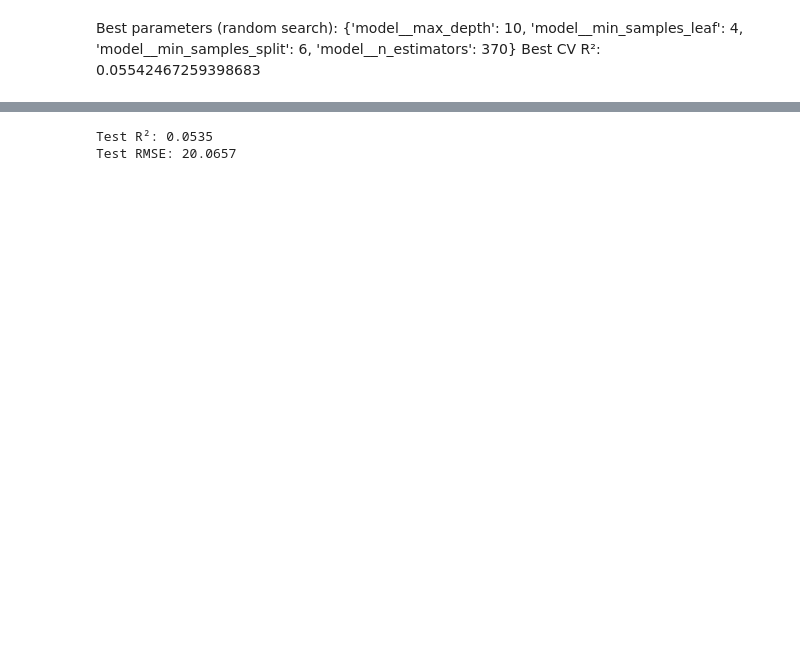
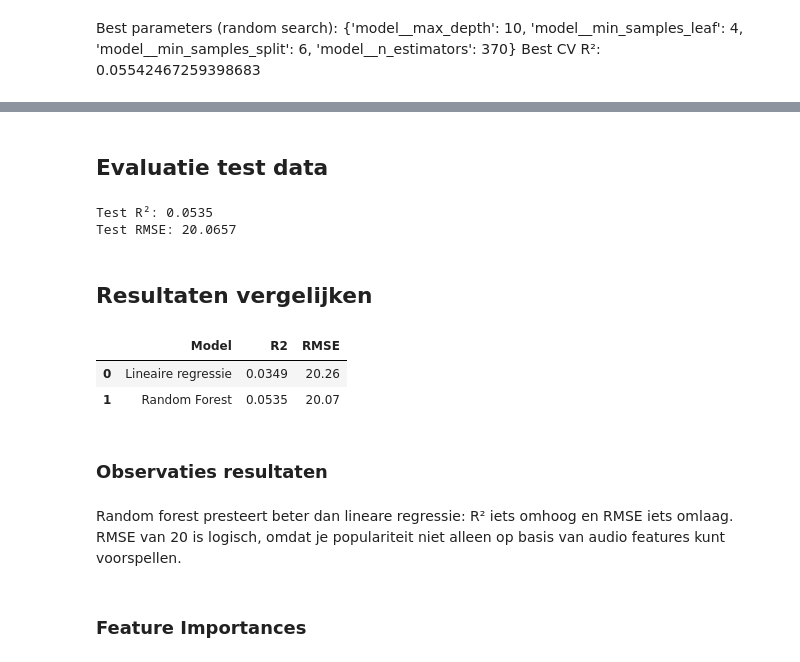
Before and after one commit to OdessaA/DataScience_SongPrediction, a Jupyter notebook: Prep & model.ipynb, the cells around one changed output, grey strips where cells are left out. Saved outputs shown, nothing was run; the diff lists cells and outputs as text; code cells hidden in the pictures; blank space fills up the shorter version.

```diff
--- a/Prep & model.ipynb
+++ b/Prep & model.ipynb
@@ -65,12 +71,24 @@ class Winsorizer(BaseEstimator, TransformerMixin):
 
     def transform(self, X):
         """Winsoriseer uitschieters: vervang alle waardes buiten de grenzen met de dichtstbijzijnde grenswaarde."""
-        X = X.copy() # Kopie maken van data
+        X = X.copy() # kopie maken van data
         for kolom, (ondergrens, bovengrens) in self.grenzen_.items():
+            dtype = X[kolom].dtype
+
+            # If the column is integer, cast the thresholds first
+            if np.issubdtype(dtype, np.integer):
+                ondergrens = int(round(ondergrens))
+                bovengrens = int(round(bovengrens))
+
             X.loc[X[kolom] < ondergrens, kolom] = ondergrens
             X.loc[X[kolom] > bovengrens, kolom] = bovengrens
+
+            # Just to be sure, cast back to the original dtype
+            X[kolom] = X[kolom].astype(dtype)
         return X
+
     def get_feature_names_out(self, input_features=None):
+        """Zorg dat de kolomnamen behouden blijven in de pipeline."""
         return np.array(self.kolommen)
 # %% [markdown]
 ## Key Cyclic Encoder class
@@ -94,7 +112,7 @@ class ToonsoortCyclischeEncoder(BaseEstimator, TransformerMixin):
         X[f'{self.kolom}_cos'] = np.cos(2 * np.pi * k/self.max_waarde)
         return X.drop(columns=[self.kolom])
     def get_feature_names_out(self, input_features=None):
-        return np.array(self.kolommen)
+        return np.array([f'{self.kolom}_sin', f'{self.kolom}_cos'])
 # %% [markdown]
 ### Phase 4: Modeling
 # %% [markdown]
@@ -283,3 +375,5 @@ print("Cross-val R²:", grid_search.best_score_)
+# %% [markdown]
+## Evaluatie test data
 # %%
 beste_model = grid_search.best_estimator_
 y_pred_rf = beste_model.predict(X_test)
@@ -298,0 +389,26 @@ preprocessor_rf.get_feature_names_out()
+# %% [markdown]
+## Resultaten vergelijken
+# %%
+y_pred_lin = lineair_pipeline.predict(X_test)
+r2_lin = r2_score(y_test, y_pred_lin)
+rmse_lin = root_mean_squared_error(y_test, y_pred_lin)
+
+resultaten = pd.DataFrame({
+    'Model': ['Lineaire regressie', 'Random Forest'],
+    'R2': [r2_lin, r2_rf],
+    'RMSE': [rmse_lin, rmse_rf]
+}).round({'R2': 4, 'RMSE': 2})
+
+display(resultaten)
+# %% [output]
+|  | Model | R2 | RMSE |
+| 0 | Lineaire regressie | 0.0349 | 20.26 |
+| 1 | Random Forest | 0.0535 | 20.07 |
+# %% [markdown]
+### Observaties resultaten
+# %% [markdown]
+Random forest presteert beter dan lineare regressie: R² iets omhoog en RMSE iets omlaag.
+<br>
+RMSE van 20 is logisch, omdat je populariteit niet alleen op basis van audio features kunt voorspellen.
+# %% [markdown]
+### Feature Importances
```
Also changed, not shown: parts of 23 cells of this notebook.
